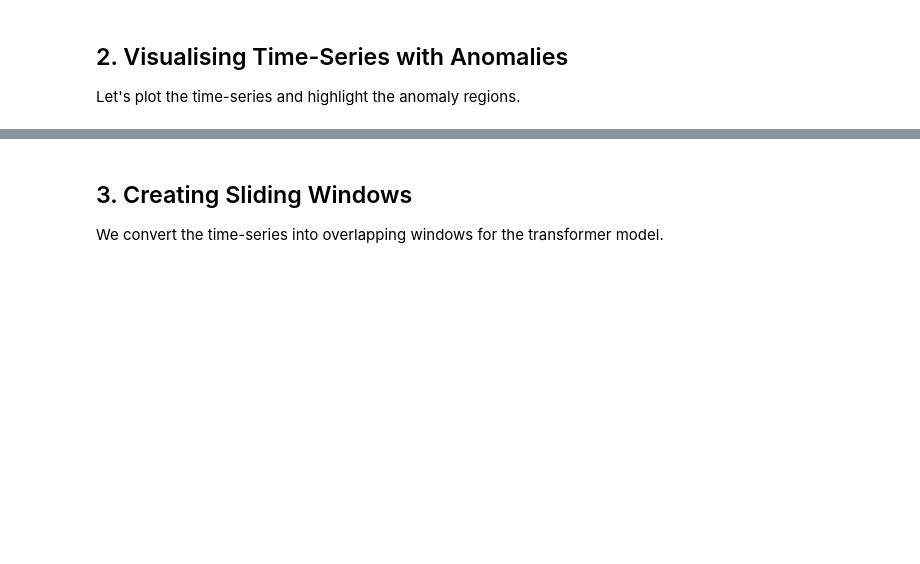
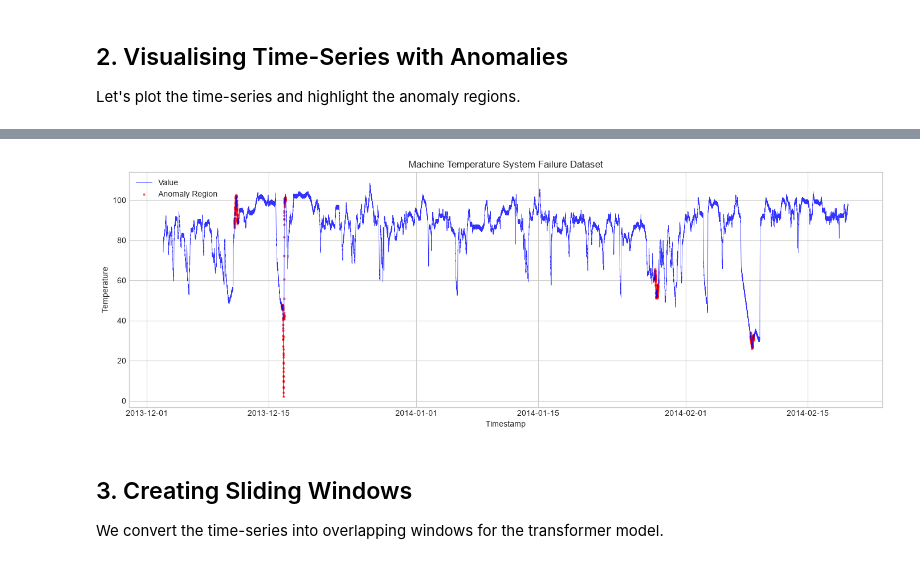
Before and after one commit to JonesRobM/Chrono-Sentinel, a Jupyter notebook: notebooks/01_generate_data.ipynb, the cells around one changed output, grey strips where cells are left out. Drawn from its saved outputs; the diff is of its cells as text; code cells hidden in the pictures; blank space fills up the shorter version.

```diff
--- a/notebooks/01_generate_data.ipynb
+++ b/notebooks/01_generate_data.ipynb
@@ -61,24 +88,29 @@ print(f"Anomaly points: {anomaly_mask.sum()} ({100 * anomaly_mask.mean():.2f}%)"
 # %%
 # Plot full time-series
 fig, ax = plt.subplots(figsize=(14, 5))
 
-ax.plot(df['timestamp'], df['value'], 'b-', linewidth=0.5, alpha=0.8, label='Value')
+ax.plot(df["timestamp"], df["value"], "b-", linewidth=0.5, alpha=0.8, label="Value")
 
 # Highlight anomaly regions
 anomaly_indices = np.where(anomaly_mask == 1)[0]
 if len(anomaly_indices) > 0:
     ax.scatter(
-        df['timestamp'].iloc[anomaly_indices],
-        df['value'].iloc[anomaly_indices],
-        c='red', s=5, alpha=0.5, label='Anomaly Region'
+        df["timestamp"].iloc[anomaly_indices],
+        df["value"].iloc[anomaly_indices],
+        c="red",
+        s=5,
+        alpha=0.5,
+        label="Anomaly Region",
     )
 
-ax.set_xlabel('Timestamp')
-ax.set_ylabel('Temperature')
-ax.set_title(f'Machine Temperature System Failure Dataset')
+ax.set_xlabel("Timestamp")
+ax.set_ylabel("Temperature")
+ax.set_title("Machine Temperature System Failure Dataset")
 ax.legend()
 plt.tight_layout()
 plt.show()
+# %% [output]
+[figure, added]
 # %% [markdown]
 ## 3. Creating Sliding Windows
 
```
Also changed, not shown: parts of 9 cells of this notebook, 47 other files.
